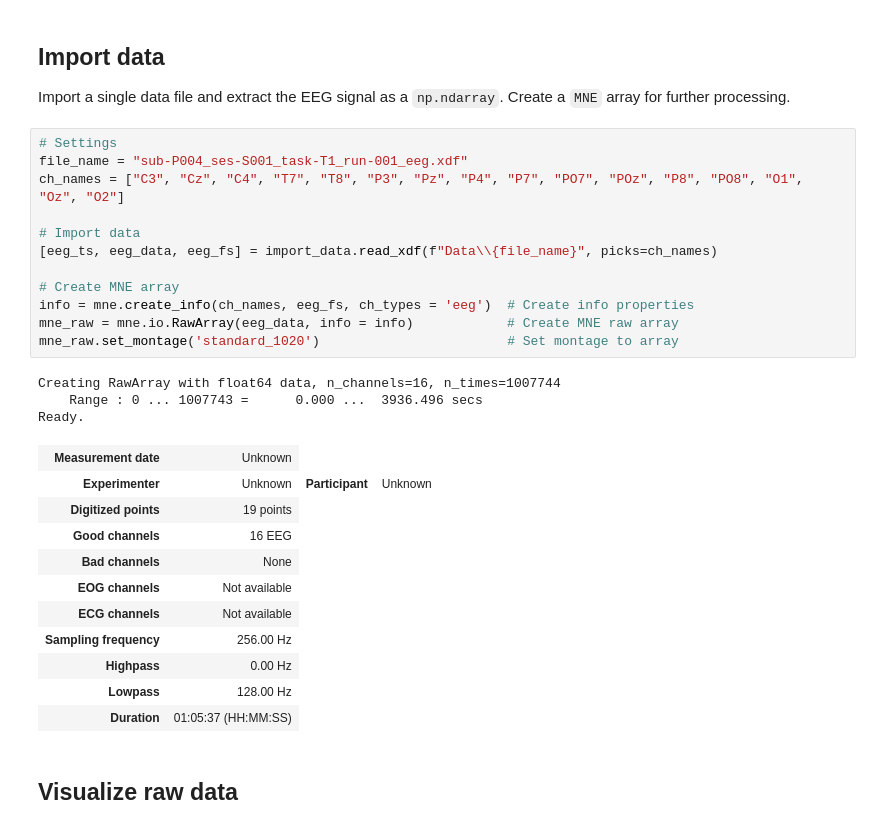
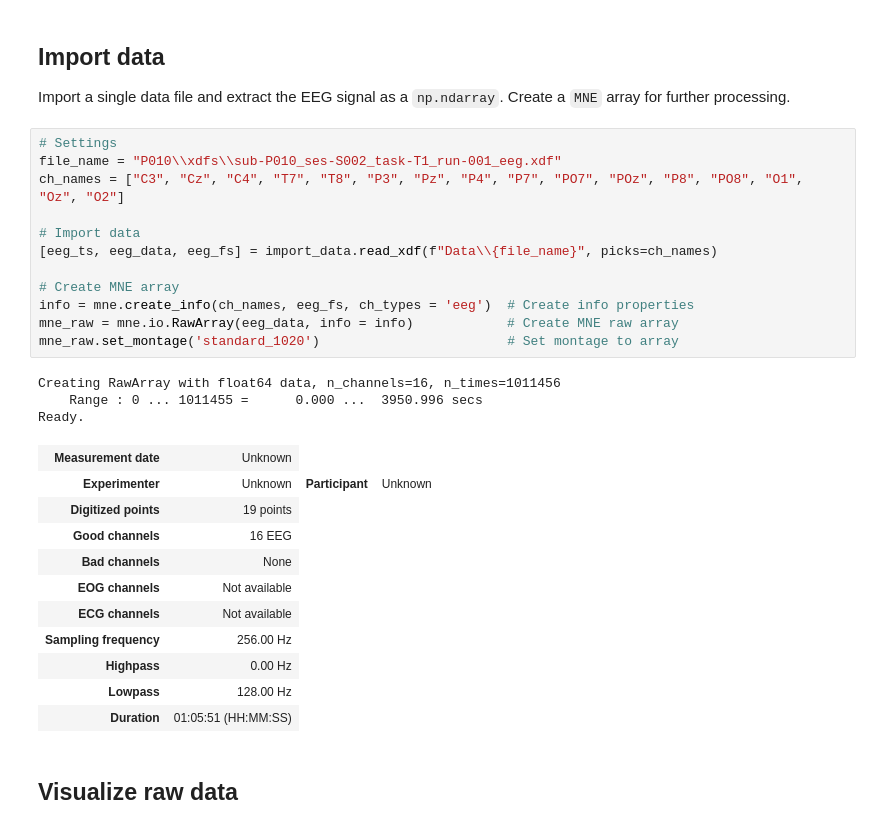
Before and after one commit to kirtonBCIlab/easy-on-the-eyes, a Jupyter notebook: eeg_preprocessing.ipynb, the cells around one changed output. Cells and saved outputs as stored; diff of their text form.

Commit message:
update organization of the data/change file paths

```diff
--- a/eeg_preprocessing.ipynb
+++ b/eeg_preprocessing.ipynb
@@ -35,31 +35,31 @@ from Functions import data_tools
 Import a single data file and extract the EEG signal as a `np.ndarray`. Create a `MNE` array for further processing.
 # %%
 # Settings
-file_name = "sub-P004_ses-S001_task-T1_run-001_eeg.xdf"
+file_name = "P010\\xdfs\\sub-P010_ses-S002_task-T1_run-001_eeg.xdf"
 ch_names = ["C3", "Cz", "C4", "T7", "T8", "P3", "Pz", "P4", "P7", "PO7", "POz", "P8", "PO8", "O1", "Oz", "O2"]
 
 # Import data
 [eeg_ts, eeg_data, eeg_fs] = import_data.read_xdf(f"Data\\{file_name}", picks=ch_names)
 
 # Create MNE array
 info = mne.create_info(ch_names, eeg_fs, ch_types = 'eeg')  # Create info properties
 mne_raw = mne.io.RawArray(eeg_data, info = info)            # Create MNE raw array
 mne_raw.set_montage('standard_1020')                        # Set montage to array
 # %% [output]
-Creating RawArray with float64 data, n_channels=16, n_times=1007744
-    Range : 0 ... 1007743 =      0.000 ...  3936.496 secs
+Creating RawArray with float64 data, n_channels=16, n_times=1011456
+    Range : 0 ... 1011455 =      0.000 ...  3950.996 secs
 Ready.
 | Measurement date | Unknown |
 | Experimenter | Unknown | Participant | Unknown |
 | Digitized points | 19 points |
 | Good channels | 16 EEG |
 | Bad channels | None |
 | EOG channels | Not available |
 | ECG channels | Not available |
 | Sampling frequency | 256.00 Hz |
 | Highpass | 0.00 Hz |
 | Lowpass | 128.00 Hz |
-| Duration | 01:05:37 (HH:MM:SS) |
+| Duration | 01:05:51 (HH:MM:SS) |
 # %% [markdown]
 ## Visualize raw data
 # %%
```
Also changed, not shown: parts of 9 cells of this notebook.
